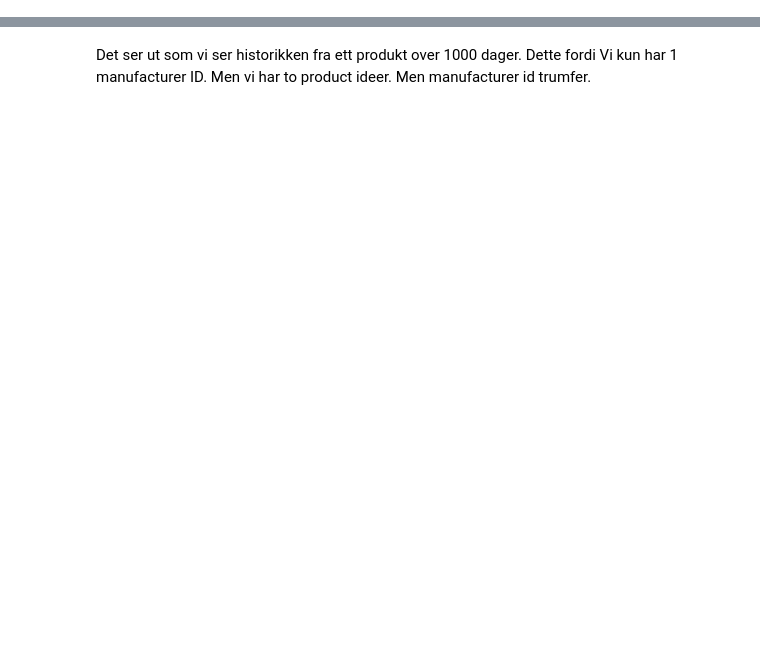
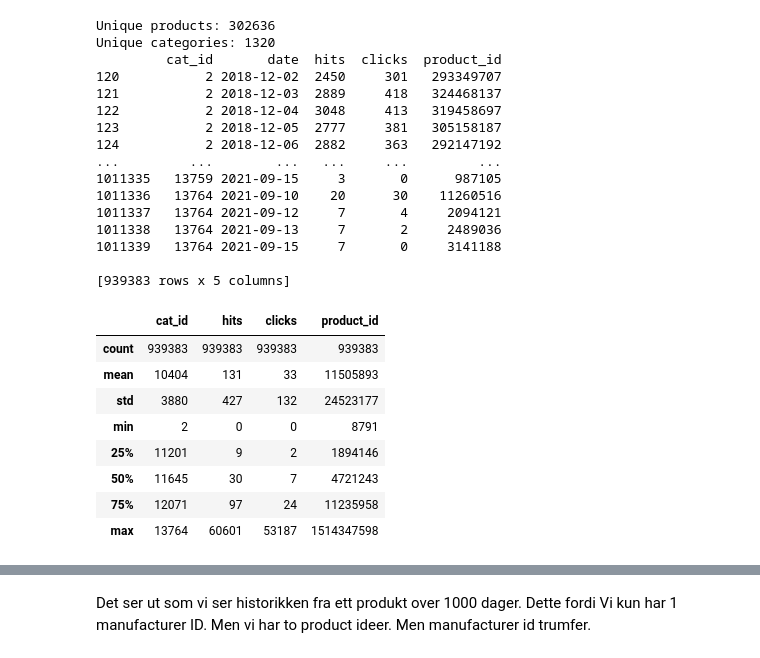
Before and after one commit to sjsivert/Masteroppgave, a Jupyter notebook: notebooks/sindre_anomely_detection.ipynb, the cells around one changed output, grey strips where cells are left out. Saved outputs shown, nothing was run; the diff lists cells and outputs as text; code cells hidden in the pictures; blank space fills up the shorter version.

```diff
--- a/notebooks/sindre_anomely_detection.ipynb
+++ b/notebooks/sindre_anomely_detection.ipynb
@@ -27,0 +47,45 @@ dtype: object
+# %%
+import matplotlib.pyplot as plt
+import numpy as np
+# Set pandas to use decimal insteaf of scientific e^x notaion
+pd.set_option("display.float_format", lambda x: "%.0f" % x)
+
+interesting_data = data_joined[["date", "hits", "clicks", "product_id", "cat_id", "cat_name" ]]
+
+print(f"Unique products: {data['product_id'].nunique()}")
+print(f"Unique categories: {data['cat_id'].nunique()}")
+
+
+grouped = interesting_data.groupby(["cat_id", "date"], as_index=False).sum()
+
+# Filter away early 2018 data as it seems to contain errors
+grouped = grouped.loc[grouped['date'] > '2018-12-01']
+
+print(grouped)
+grouped.describe()
+# %% [output]
+Unique products: 302636
+Unique categories: 1320
+         cat_id       date  hits  clicks  product_id
+120           2 2018-12-02  2450     301   293349707
+121           2 2018-12-03  2889     418   324468137
+122           2 2018-12-04  3048     413   319458697
+123           2 2018-12-05  2777     381   305158187
+124           2 2018-12-06  2882     363   292147192
+...         ...        ...   ...     ...         ...
+1011335   13759 2021-09-15     3       0      987105
+1011336   13764 2021-09-10    20      30    11260516
+1011337   13764 2021-09-12     7       4     2094121
+1011338   13764 2021-09-13     7       2     2489036
+1011339   13764 2021-09-15     7       0     3141188
+
+[939383 rows x 5 columns]
+|  | cat_id | hits | clicks | product_id |
+| count | 939383 | 939383 | 939383 | 939383 |
+| mean | 10404 | 131 | 33 | 11505893 |
+| std | 3880 | 427 | 132 | 24523177 |
+| min | 2 | 0 | 0 | 8791 |
+| 25% | 11201 | 9 | 2 | 1894146 |
+| 50% | 11645 | 30 | 7 | 4721243 |
+| 75% | 12071 | 97 | 24 | 11235958 |
+| max | 13764 | 60601 | 53187 | 1514347598 |
```
Also changed, not shown: parts of 15 cells of this notebook.
